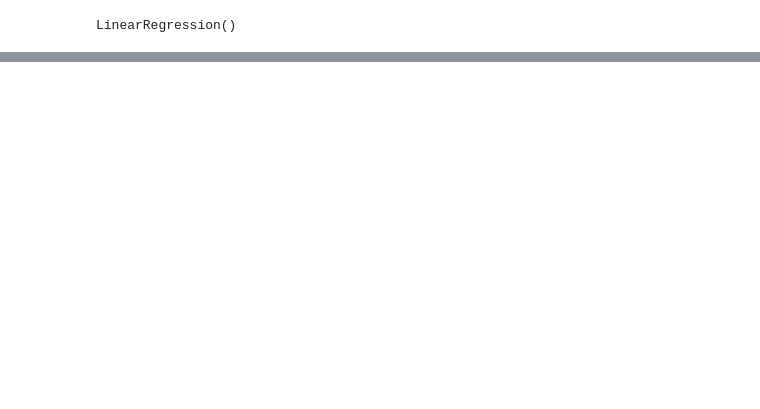
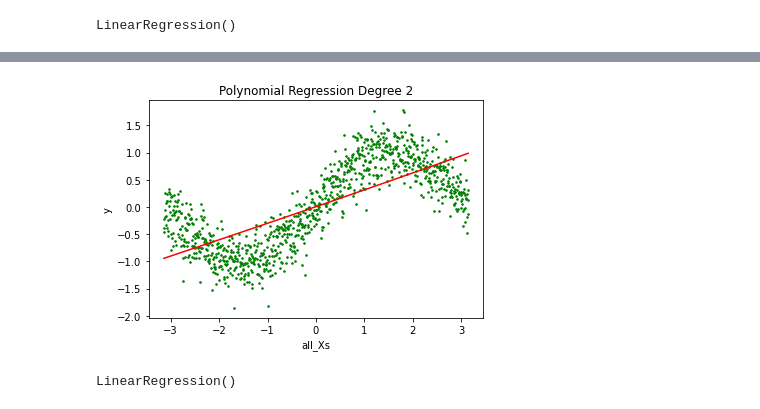
Before and after one commit to Hossein-HH/BSC-Machine-Learning, a Jupyter notebook: 2.Home works/HW1/HW1.ipynb, the cells around one changed output, grey strips where cells are left out. Drawn from its saved outputs; the diff is of its cells as text; code cells hidden in the pictures; blank space fills up the shorter version.

```diff
--- a/2.Home works/HW1/HW1.ipynb
+++ b/2.Home works/HW1/HW1.ipynb
@@ -377,20 +396,24 @@ LinearRegression()
 # %%
-# def viz_polymonial():
-#     plt.scatter(x, y, color='cyan', marker=".")
-#     plt.plot(x, pol_reg.predict(poly_reg.fit_transform(x)), color='red')
-#     plt.title('Polynomial Regression Degree 2')
-#     plt.xlabel('x')
-#     plt.ylabel('y')
-#     plt.show()
-#     return
-#
-#
-# viz_polymonial()
+def viz_polymonial():
+    plt.scatter(all_Xs, all_Ys, s=10, color='green', marker=".")
+    plt.plot(all_Xs, pol_reg.predict(poly_reg.fit_transform(all_Xs)), color='red')
+    plt.title('Polynomial Regression Degree 2')
+    plt.xlabel('all_Xs')
+    plt.ylabel('y')
+    plt.show()
+    return
+
+
+viz_polymonial()
+# %% [output]
+[figure, added]
 # %%
-# from sklearn.preprocessing import PolynomialFeatures
-#
-# poly_reg = PolynomialFeatures(degree=3)
-# X_poly = poly_reg.fit_transform(x)
-# pol_reg = LinearRegression()
-# pol_reg.fit(X_poly, y)
+from sklearn.preprocessing import PolynomialFeatures
+
+poly_reg = PolynomialFeatures(degree=3)
+X_poly = poly_reg.fit_transform(all_Xs)
+pol_reg = LinearRegression()
+pol_reg.fit(X_poly, all_Ys)
+# %% [output]
+LinearRegression()
 # %%
```
Also changed, not shown: parts of 14 cells of this notebook.
